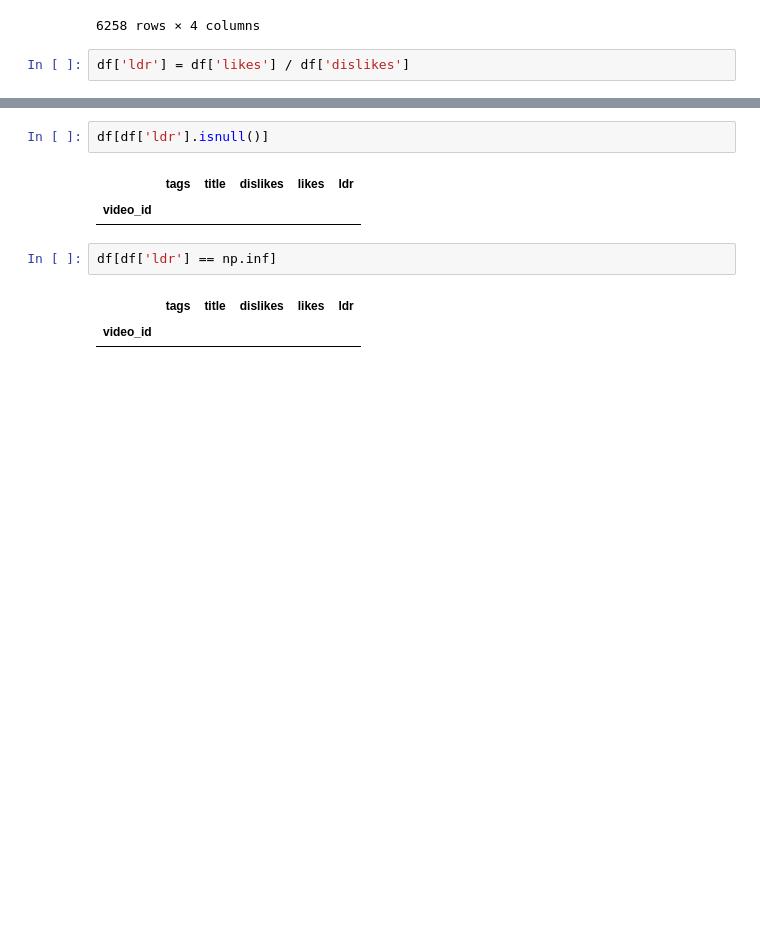
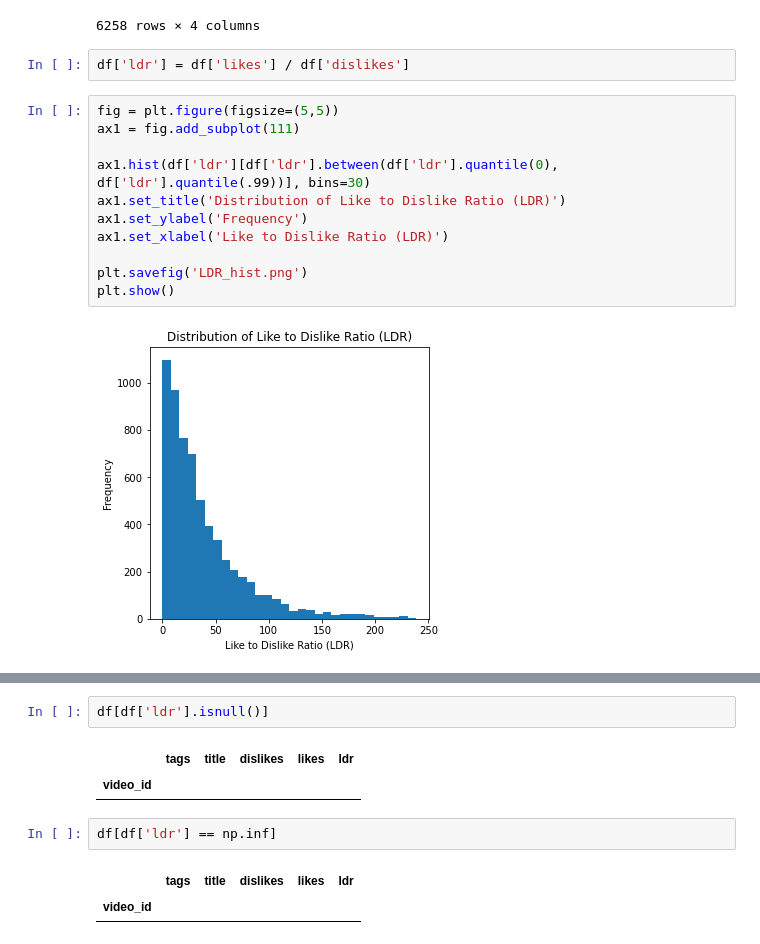
Before and after one commit to danielfeinblatt/Investigating-the-YouTube-Algorithm, a Jupyter notebook: Word Embedding Models.ipynb, the cells around one changed output, grey strips where cells are left out. Cells and saved outputs as stored; diff of their text form; blank space fills up the shorter version.

Commit message:
Plot generation of data features for improved visualization and data representation

```diff
--- a/Word Embedding Models.ipynb
+++ b/Word Embedding Models.ipynb
@@ -79,3 +79,16 @@ df
 6258 rows × 4 columns
 # %%
 df['ldr'] = df['likes'] / df['dislikes']
+# %%
+fig = plt.figure(figsize=(5,5))
+ax1 = fig.add_subplot(111)
+
+ax1.hist(df['ldr'][df['ldr'].between(df['ldr'].quantile(0), df['ldr'].quantile(.99))], bins=30)
+ax1.set_title('Distribution of Like to Dislike Ratio (LDR)')
+ax1.set_ylabel('Frequency')
+ax1.set_xlabel('Like to Dislike Ratio (LDR)')
+
+plt.savefig('LDR_hist.png')
+plt.show()
+# %% [output]
+[figure, added]
```
Also changed, not shown: parts of 4 cells of this notebook.
